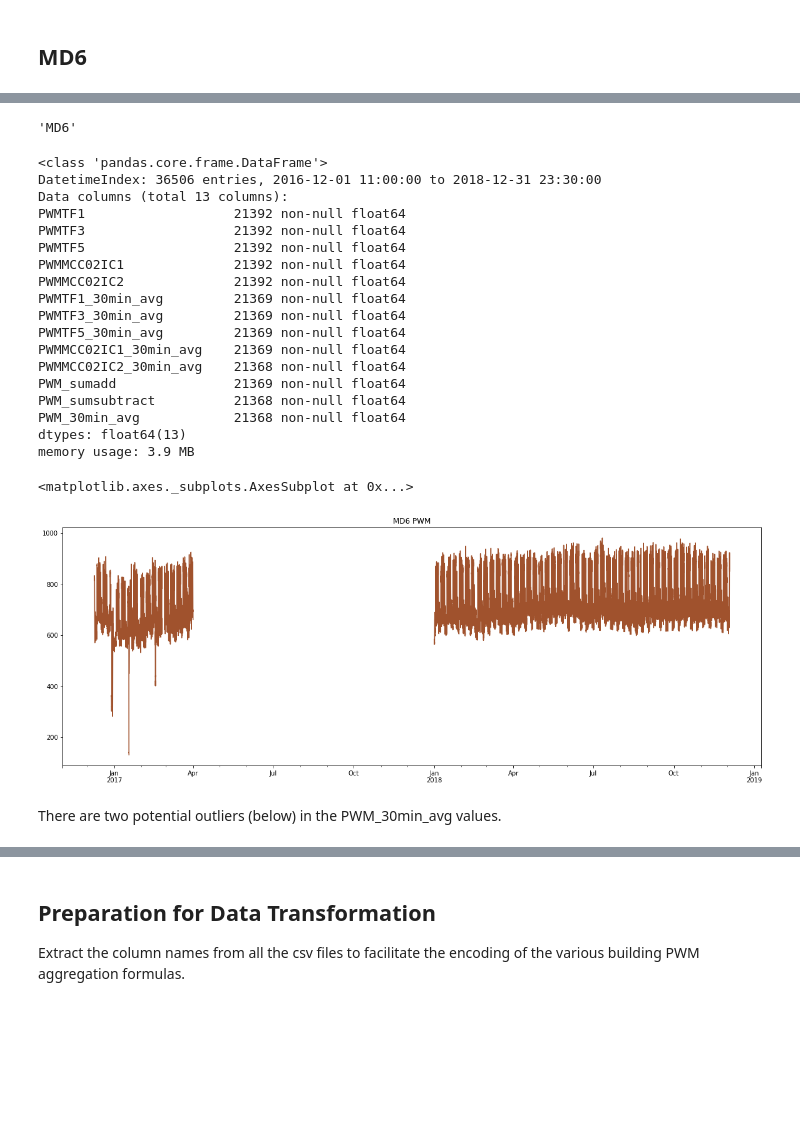
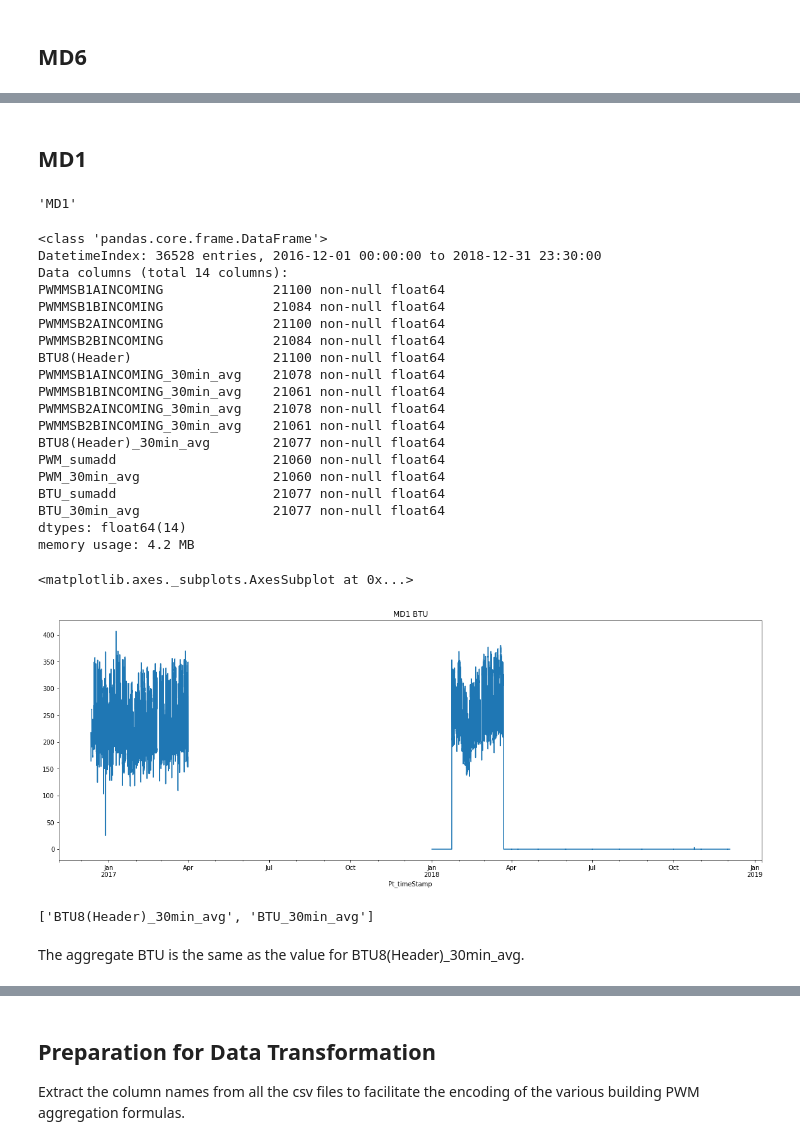
Before and after one commit to tkokkeng/KE5105-Time-Series-Forecasting, a Jupyter notebook: exploration/transform1.ipynb, the cells around one changed output, grey strips where cells are left out. Saved outputs shown, nothing was run; the diff lists cells and outputs as text; code cells hidden in the pictures; blank space fills up the shorter version.

```diff
--- a/exploration/transform1.ipynb
+++ b/exploration/transform1.ipynb
@@ -98,7 +99,7 @@ mu.process_PWM_data_by_bldg(['SDE-3', 'MD6'])
 # %% [output]
 True
 # %%
-bldg_df_list = mu.load_data_by_bldg(['SDE-3', 'MD6'], 'processed')
+bldg_df_list = mu.load_data_by_bldg(['SDE-3', 'MD1', 'MD6'], 'processed')
 # %% [markdown]
 ## SDE-3
 # %%
@@ -232,33 +330,44 @@ bldg_df_list[0][1].loc['2018-01-01 00H':'2018-07-31 23H', 'PWMSDE3MCC(AC)'].plot
+# %% [markdown]
+## MD1
 # %%
 bldg_df_list[1][0]
 # %% [output]
-'MD6'
+'MD1'
 # %%
 bldg_df_list[1][1].info()
 # %% [output]
 <class 'pandas.core.frame.DataFrame'>
-DatetimeIndex: 36506 entries, 2016-12-01 11:00:00 to 2018-12-31 23:30:00
-Data columns (total 13 columns):
-PWMTF1                   21392 non-null float64
-PWMTF3                   21392 non-null float64
-PWMTF5                   21392 non-null float64
-PWMMCC02IC1              21392 non-null float64
-PWMMCC02IC2              21392 non-null float64
-PWMTF1_30min_avg         21369 non-null float64
-PWMTF3_30min_avg         21369 non-null float64
-PWMTF5_30min_avg         21369 non-null float64
-PWMMCC02IC1_30min_avg    21369 non-null float64
-PWMMCC02IC2_30min_avg    21368 non-null float64
-PWM_sumadd               21369 non-null float64
-PWM_sumsubtract          21368 non-null float64
-PWM_30min_avg            21368 non-null float64
-dtypes: float64(13)
-memory usage: 3.9 MB
+DatetimeIndex: 36528 entries, 2016-12-01 00:00:00 to 2018-12-31 23:30:00
+Data columns (total 14 columns):
+PWMMSB1AINCOMING              21100 non-null float64
+PWMMSB1BINCOMING              21084 non-null float64
+PWMMSB2AINCOMING              21100 non-null float64
+PWMMSB2BINCOMING              21084 non-null float64
+BTU8(Header)                  21100 non-null float64
+PWMMSB1AINCOMING_30min_avg    21078 non-null float64
+PWMMSB1BINCOMING_30min_avg    21061 non-null float64
+PWMMSB2AINCOMING_30min_avg    21078 non-null float64
+PWMMSB2BINCOMING_30min_avg    21061 non-null float64
+BTU8(Header)_30min_avg        21077 non-null float64
+PWM_sumadd                    21060 non-null float64
+PWM_30min_avg                 21060 non-null float64
+BTU_sumadd                    21077 non-null float64
+BTU_30min_avg                 21077 non-null float64
+dtypes: float64(14)
+memory usage: 4.2 MB
 # %%
-bldg_df_list[1][1].loc[:, 'PWM_30min_avg'].plot(figsize=(20, 7), title='MD6 PWM', color='sienna')
+bldg_df_list[1][1].loc[:, 'BTU_30min_avg'].plot(figsize=(20, 7), title='MD1 BTU')
 # %% [output]
 <matplotlib.axes._subplots.AxesSubplot at 0x...>
-[figure, old version]
+[figure, new version]
-# %% [markdown]
-There are two potential outliers (below) in the PWM_30min_avg values.
+# %%
+md1_BTU30_columns = []
+for i in bldg_df_list[1][1].columns:
+    if ('BTU' in i) & ('30' in i):
+        md1_BTU30_columns.append(i)
+md1_BTU30_columns
+# %% [output]
+['BTU8(Header)_30min_avg', 'BTU_30min_avg']
+# %% [markdown]
+The aggregate BTU is the same as the value for BTU8(Header)_30min_avg.
 # %%
```
Also changed, not shown: parts of 46 cells of this notebook, 1 other file.
